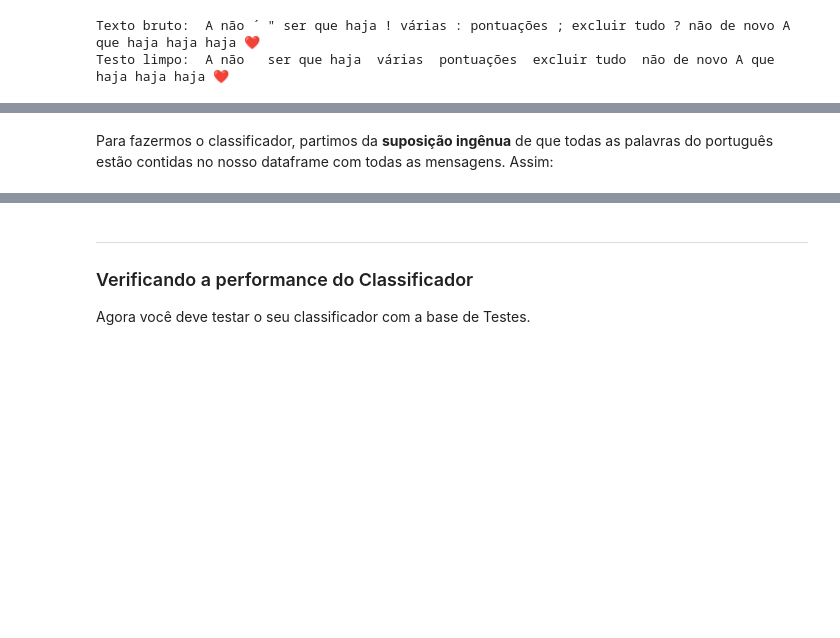
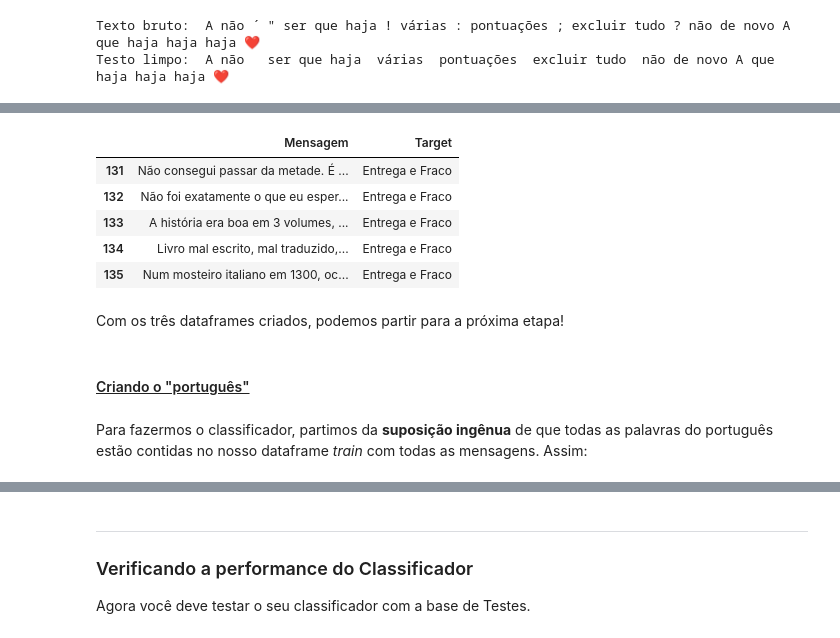
Before and after one commit to MaluSevilha/Naive_Bayes, a Jupyter notebook: Projeto_1.ipynb, the cells around one changed output, grey strips where cells are left out. Cells and saved outputs as stored; diff of their text form; code cells hidden in the pictures; blank space fills up the shorter version.

```diff
--- a/Projeto_1.ipynb
+++ b/Projeto_1.ipynb
@@ -93,3 +118,17 @@ entrega = train.loc[filtro_entrega, :]
+# %%
+# Conferindo o entrega
+entrega.head(5)
+# %% [output]
+|  | Mensagem | Target |
+| 131 | Não consegui passar da metade. É ... | Entrega e Fraco |
+| 132 | Não foi exatamente o que eu esper... | Entrega e Fraco |
+| 133 | A história era boa em 3 volumes, ... | Entrega e Fraco |
+| 134 | Livro mal escrito, mal traduzido,... | Entrega e Fraco |
+| 135 | Num mosteiro italiano em 1300, oc... | Entrega e Fraco |
+# %% [markdown]
+Com os três dataframes criados, podemos partir para a próxima etapa!
+# %% [markdown]
+#### <u>Criando o "português"</u>
 # %% [markdown]
-Para fazermos o classificador, partimos da <b>suposição ingênua</b> de que todas as palavras do português estão contidas no nosso dataframe com todas as mensagens. Assim:
+Para fazermos o classificador, partimos da <b>suposição ingênua</b> de que todas as palavras do português estão contidas no nosso dataframe *train* com todas as mensagens. Assim:
 # %%
```
Also changed, not shown: parts of 38 cells of this notebook.
